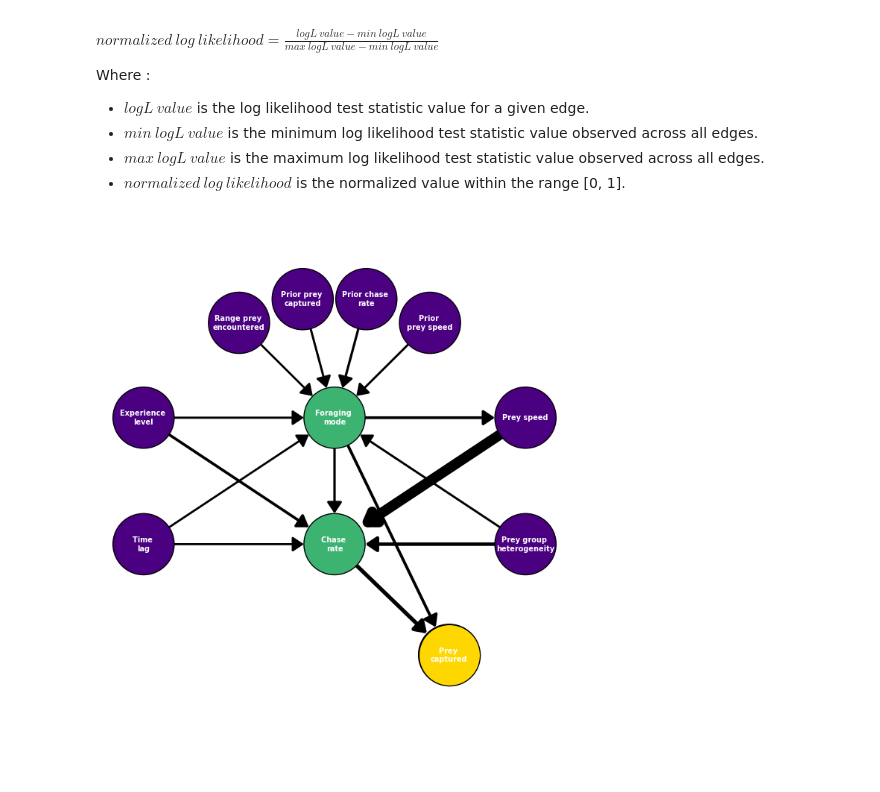
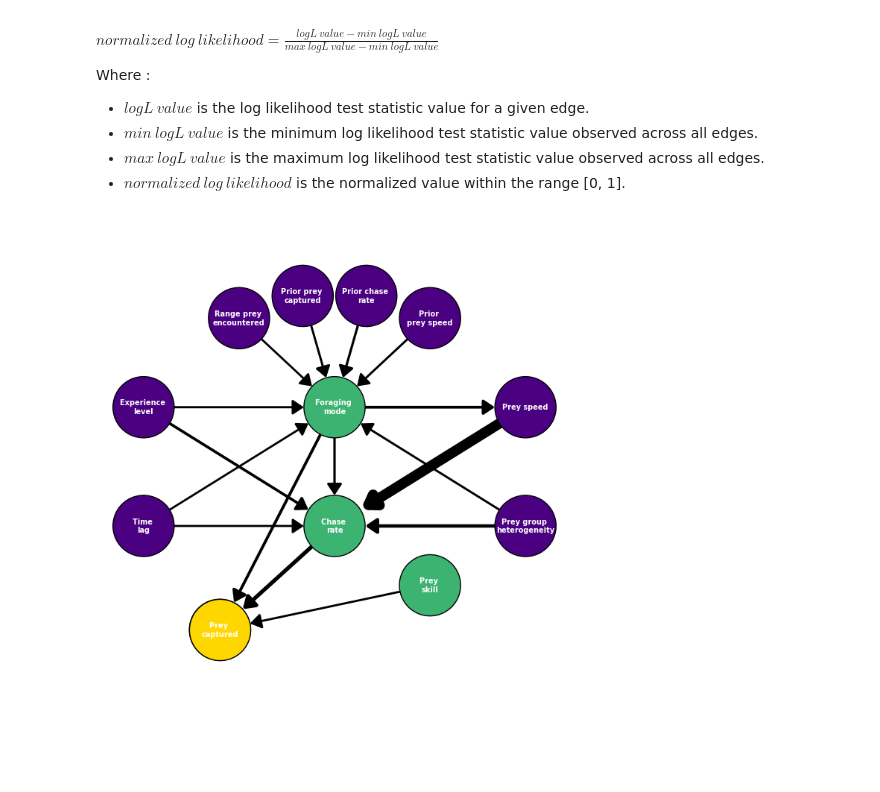
Before and after one commit to quantitative-ecologist/causal_predator-prey_int, a Jupyter notebook: code/plot-BayesNet.ipynb, the cells around one changed output. Saved outputs shown, nothing was run; the diff lists cells and outputs as text; code cells hidden in the pictures.

```diff
--- a/code/plot-BayesNet.ipynb
+++ b/code/plot-BayesNet.ipynb
@@ -108,7 +109,8 @@ node_mapping = {
     "chases_persec_bin": "Chase \nrate",
     "time_lag_session_log_bin": "Time \nlag",
     "xp_level": "Experience \nlevel",
-    "prior_chases_persec_bin": "Prior chase \nrate"
+    "prior_chases_persec_bin": "Prior chase \nrate",
+    "prey_avg_rank_bin": "Prey \nskill"
 }
 
 # Define positions for the nodes
@@ -129,8 +131,10 @@ pos = {
     "Prey group \nheterogeneity": (1.3, -0.008),
 
     "Chase \nrate": (1, -0.008),
-    #"Hunting\nsuccess": (1.18, -0.015),
-    "Prey \ncaptured": (1.18, -0.015)
+    #"Prey \nskill": (0.9, -0.015),
+    "Prey \nskill": (1.15, -0.012),
+    #"Prey \ncaptured": (1.18, -0.015)
+    "Prey \ncaptured": (0.82, -0.015)
 }
 
 # Add nodes to the graph
@@ -152,8 +156,7 @@ for _, row in tests_df.iterrows():
     # Add edge to the graph
     G.add_edge(source_node, target_node, weight = strength)
 
-# Retrieve the Markov blanket nodes for hunting success / prey captured
-#original_markov_blanket_nodes = model.get_markov_blanket("hunting_success")
+# Retrieve the Markov blanket nodes for prey captured
 original_markov_blanket_nodes = model.get_markov_blanket("prey_captured")
 
 # Map the original node names to the renamed nodes in the graph
@@ -182,31 +185,31 @@ nx.draw_networkx_nodes(
     pos,
     node_size = 3500,
     node_color = node_colors,
     edgecolors = "black"
 )
 
 # Draw the "Hunting\nsuccess" node with a different color
 nx.draw_networkx_nodes(
     G,
     pos,
     #nodelist=["Hunting\nsuccess"],
     nodelist = ["Prey \ncaptured"],
     node_size = 3500,
     node_color = "gold",
     edgecolors = "black"
 )
 
 # Draw the node labels
 nx.draw_networkx_labels(
     G,
     pos,
     font_size = 7,
     font_weight = "bold",
     font_color = "white"
 )
 
 # Display the figure
 plt.axis("off")
 plt.show()
 # %% [output]
-[figure, old version]
+[figure, new version]
```
Also changed, not shown: parts of 1 cell of this notebook, 5 other files.
